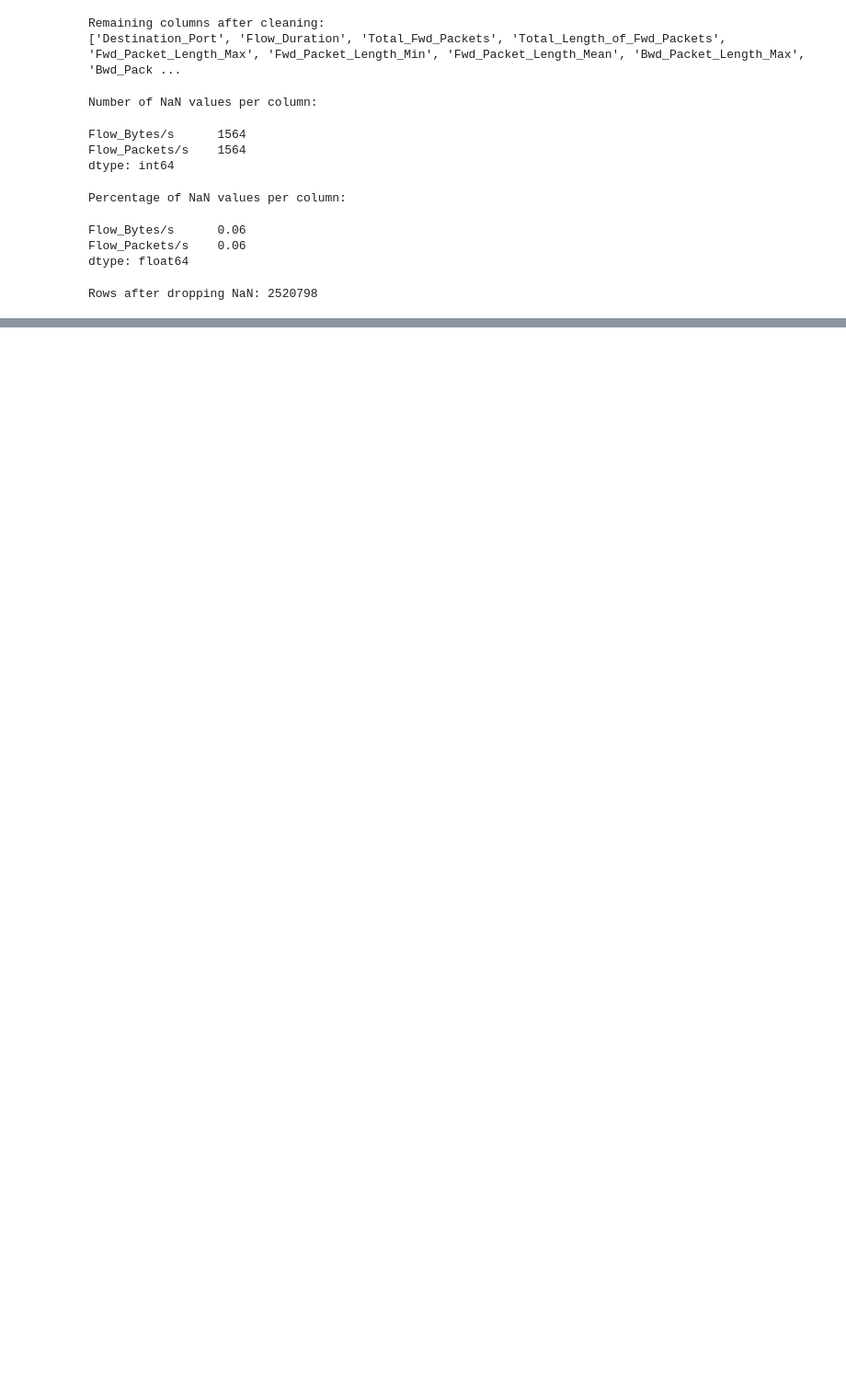
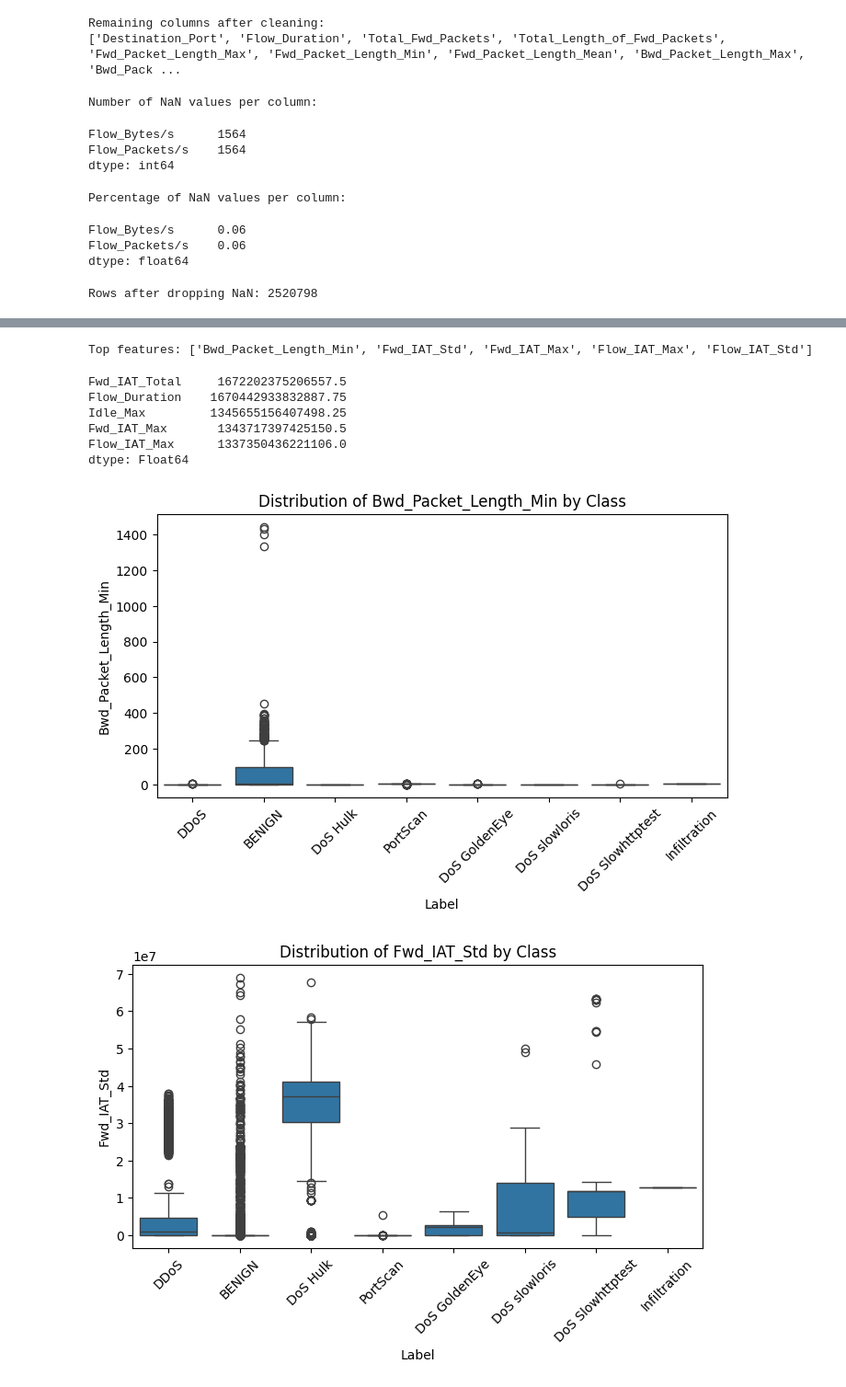
Before and after one commit to Brainyranger/Madre, a Jupyter notebook: Project/Project_v3.ipynb, the cells around one changed output, grey strips where cells are left out. Shown: that part at 92% size. Drawn from its saved outputs; the diff is of its cells as text; code cells hidden in the pictures; blank space fills up the shorter version.

```diff
--- a/Project/Project_v3.ipynb
+++ b/Project/Project_v3.ipynb
@@ -411,0 +476,45 @@ Preview of the saved subset:
+# %%
+import pandas as pd
+from sklearn.preprocessing import LabelEncoder
+from scipy.stats import pointbiserialr
+
+# Encode Label as numeric for correlation
+le = LabelEncoder()
+y = le.fit_transform(df_clean['Label'])
+
+numeric_features = df_clean.select_dtypes(include=['int64', 'float64'])
+feature_scores = {}
+
+for col in numeric_features.columns:
+    corr, _ = pointbiserialr(numeric_features[col], y)
+    feature_scores[col] = abs(corr)
+
+# Sort features by absolute correlation
+sorted_features = sorted(feature_scores, key=lambda x: feature_scores[x], reverse=True)
+print("Top features:", sorted_features[:5])  # top 5 features for visualization
+# %% [output]
+Top features: ['Bwd_Packet_Length_Min', 'Fwd_IAT_Std', 'Fwd_IAT_Max', 'Flow_IAT_Max', 'Flow_IAT_Std']
+# %%
+numeric_features.var().sort_values(ascending=False).head(5)
+# %% [output]
+Fwd_IAT_Total     1672202375206557.5
+Flow_Duration    1670442933832887.75
+Idle_Max         1345655156407498.25
+Fwd_IAT_Max       1343717397425150.5
+Flow_IAT_Max      1337350436221106.0
+dtype: Float64
+# %%
+import seaborn as sns
+import matplotlib.pyplot as plt
+
+top_features = sorted_features[:5]
+
+for feature in top_features:
+    plt.figure(figsize=(8,4))
+    sns.boxplot(x='Label', y=feature, data=df_clean)
+    plt.xticks(rotation=45)
+    plt.title(f'Distribution of {feature} by Class')
+    plt.show()
+# %% [output]
+[figure, added]
+[figure, added]
```
Also changed, not shown: parts of 9 cells of this notebook.
